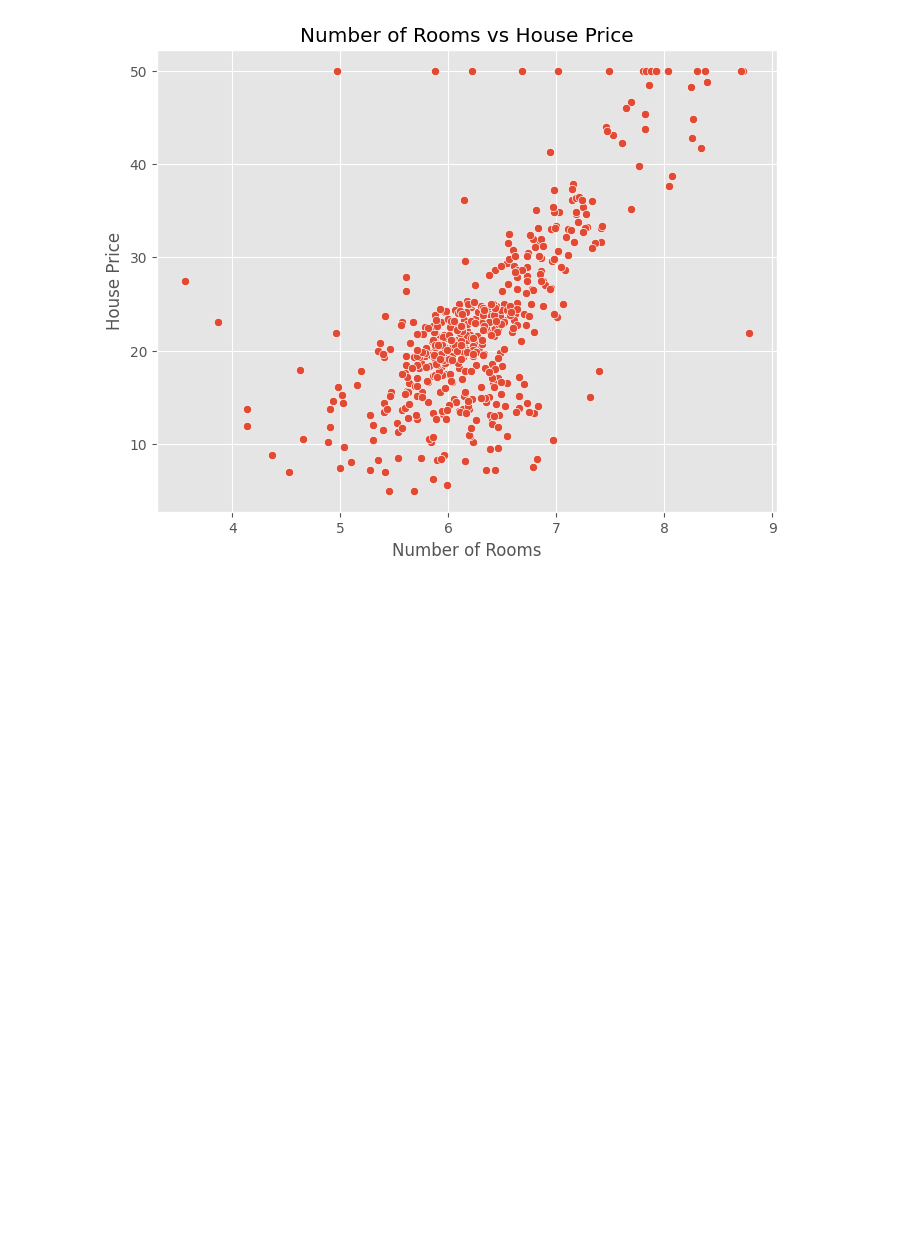
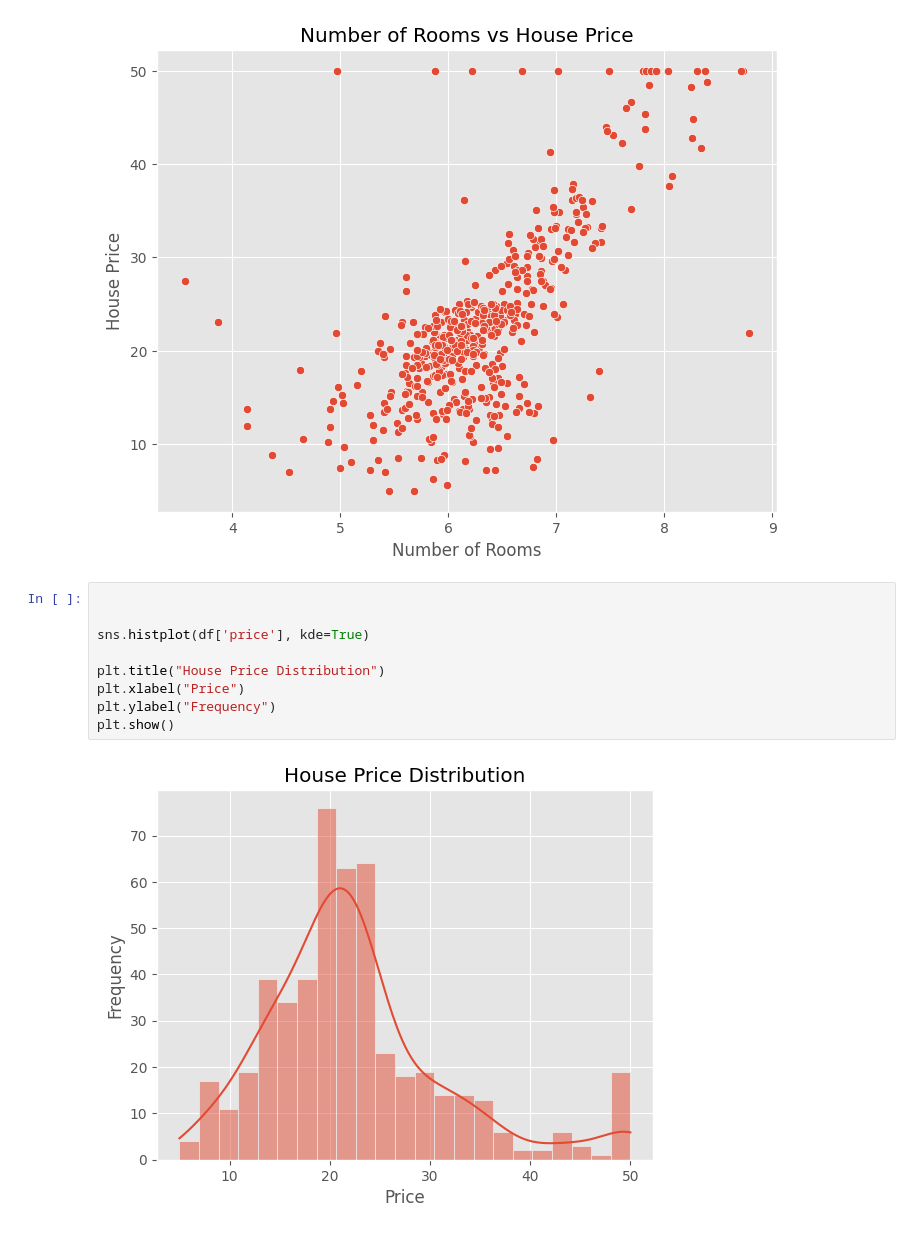
Before and after one commit to Ebin21/ML, a Jupyter notebook: House_Price2.ipynb, the cells around one changed output. Drawn from its saved outputs; the diff is of its cells as text; blank space fills up the shorter version.

```diff
--- a/House_Price2.ipynb
+++ b/House_Price2.ipynb
@@ -267,3 +267,14 @@ plt.ylabel("House Price")
 plt.show()
 # %% [output]
 [figure]
+# %%
+
+
+sns.histplot(df['price'], kde=True)
+
+plt.title("House Price Distribution")
+plt.xlabel("Price")
+plt.ylabel("Frequency")
+plt.show()
+# %% [output]
+[figure, added]
```
